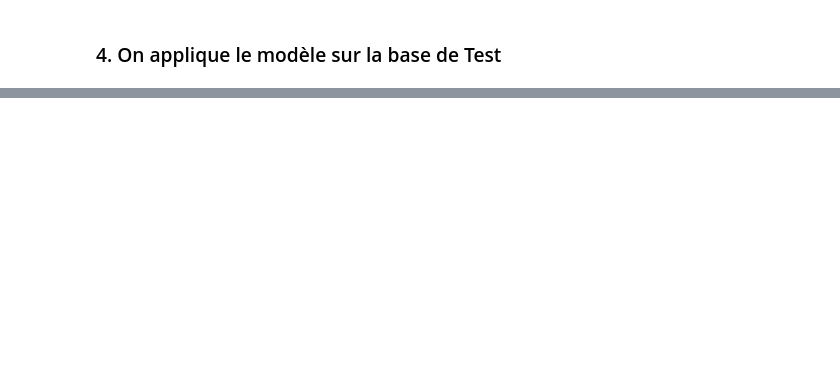
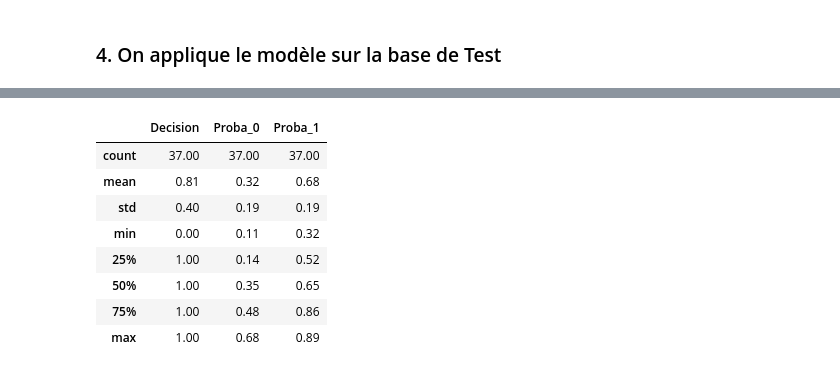
Before and after one commit to retkowsky/Titanic, a Jupyter notebook: TITANIC usecase.ipynb, the cells around one changed output, grey strips where cells are left out. Cells and saved outputs as stored; diff of their text form; code cells hidden in the pictures; blank space fills up the shorter version.

```diff
--- a/TITANIC usecase.ipynb
+++ b/TITANIC usecase.ipynb
@@ -622,0 +707,3 @@ Pipeline(memory=None,
+# %%
+Decision.columns = ['Decision']
+Decision.head()
@@ -641,0 +730,2 @@ print(scoring)
+# %%
+Scoring = pd.concat([Decision, Proba], axis=1)
@@ -641,0 +743,12 @@ print(scoring)
+# %%
+Scoring.describe()
+# %% [output]
+|  | Decision | Proba_0 | Proba_1 |
+| count | 37.00 | 37.00 | 37.00 |
+| mean | 0.81 | 0.32 | 0.68 |
+| std | 0.40 | 0.19 | 0.19 |
+| min | 0.00 | 0.11 | 0.32 |
+| 25% | 1.00 | 0.14 | 0.52 |
+| 50% | 1.00 | 0.35 | 0.65 |
+| 75% | 1.00 | 0.48 | 0.86 |
+| max | 1.00 | 0.68 | 0.89 |
```
Also changed, not shown: parts of 66 cells of this notebook, 1 other file.
